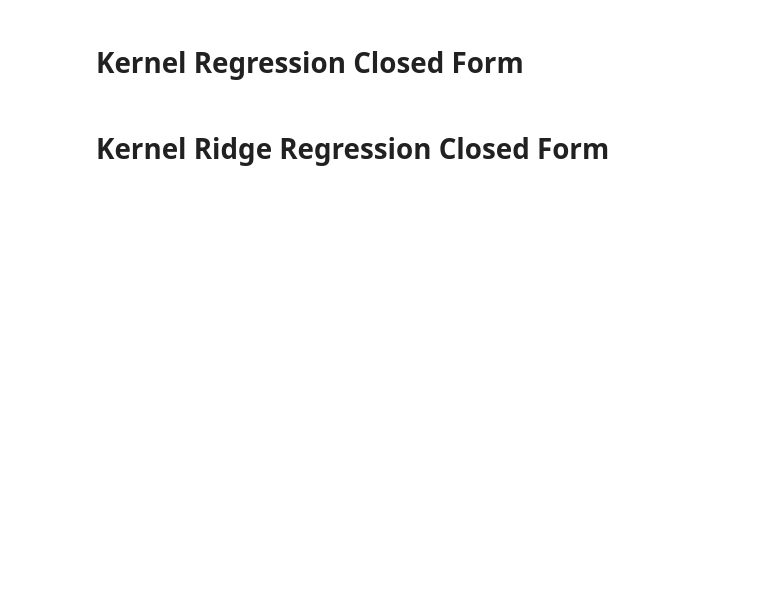
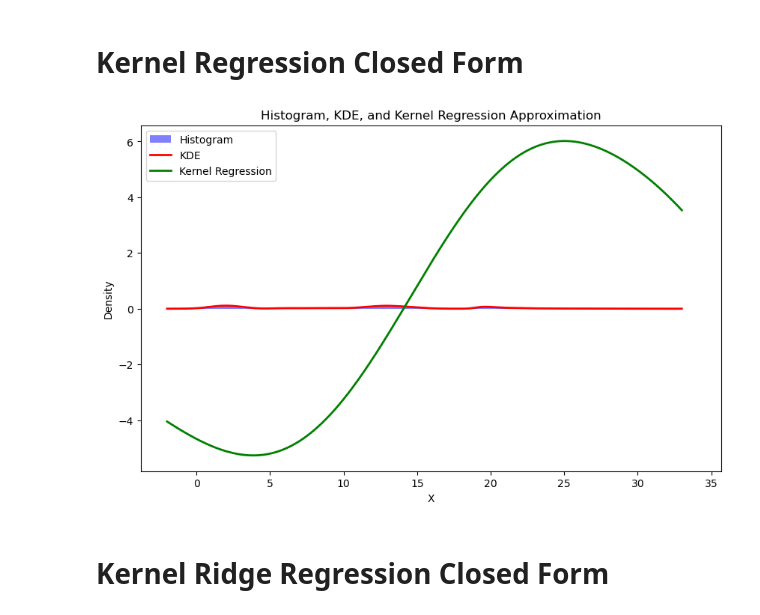
Before and after one commit to kaiyamclarke/A5, a Jupyter notebook: Q4.ipynb, the cells around one changed output. Drawn from its saved outputs; the diff is of its cells as text; code cells hidden in the pictures; blank space fills up the shorter version.

```diff
--- a/Q4.ipynb
+++ b/Q4.ipynb
@@ -101,18 +92,39 @@ for x_i in X_sample:
         kernel_matrix = np.vstack((kernel_matrix, row))
 # %%
 alpha = np.linalg.inv(np.dot(kernel_matrix.T,kernel_matrix)).dot(kernel_matrix.T.dot(y))
-# %%
-# Obtaining y predictions
-sum_list = []
-for x in X_sample:
-    sum = 0
-    for i in range(X_sample.shape[0]):
-        kernel_val = k(x ,X_sample[i], 0.005)
-        alpha_times_kernel = alpha[i] * kernel_val
-        sum += alpha_times_kernel
-    sum_list.append(sum)
-
-y_pred = np.array(sum_list)
+# %%
+# Define the kernel regression function
+def kernel_regression(x, X, alpha, gamma):
+    y_pred = 0
+    for i in range(X.shape[0]):
+        kernel_val = k(x, X[i], gamma)
+        y_pred += alpha[i] * kernel_val
+    return y_pred
+
+# Generate predictions for each point in x_linspace
+y_pred = np.zeros_like(x_linspace)
+for i, x in enumerate(x_linspace):
+    y_pred[i] = kernel_regression(x, X_sample, alpha, 0.005)
+# %%
+
+plt.figure(figsize=(10, 6))
+
+# Plot histogram or KDE if available (you can adjust bins as per your data)
+plt.hist(X, bins=30, density=True, alpha=0.5, color='b', label='Histogram')
+
+# Plot KDE
+plt.plot(x_linspace, compute_KDE(X, x_linspace), 'r-', linewidth=2, label='KDE')
+
+# Plot kernel regression approximation
+plt.plot(x_linspace, y_pred, 'g-', linewidth=2, label='Kernel Regression')
+
+plt.xlabel('X')
+plt.ylabel('Density')
+plt.title('Histogram, KDE, and Kernel Regression Approximation')
+plt.legend()
+plt.show()
+# %% [output]
+[figure, added]
 # %% [markdown]
 # Kernel Ridge Regression Closed Form
 # %%
```
Also changed, not shown: parts of 9 cells of this notebook.
